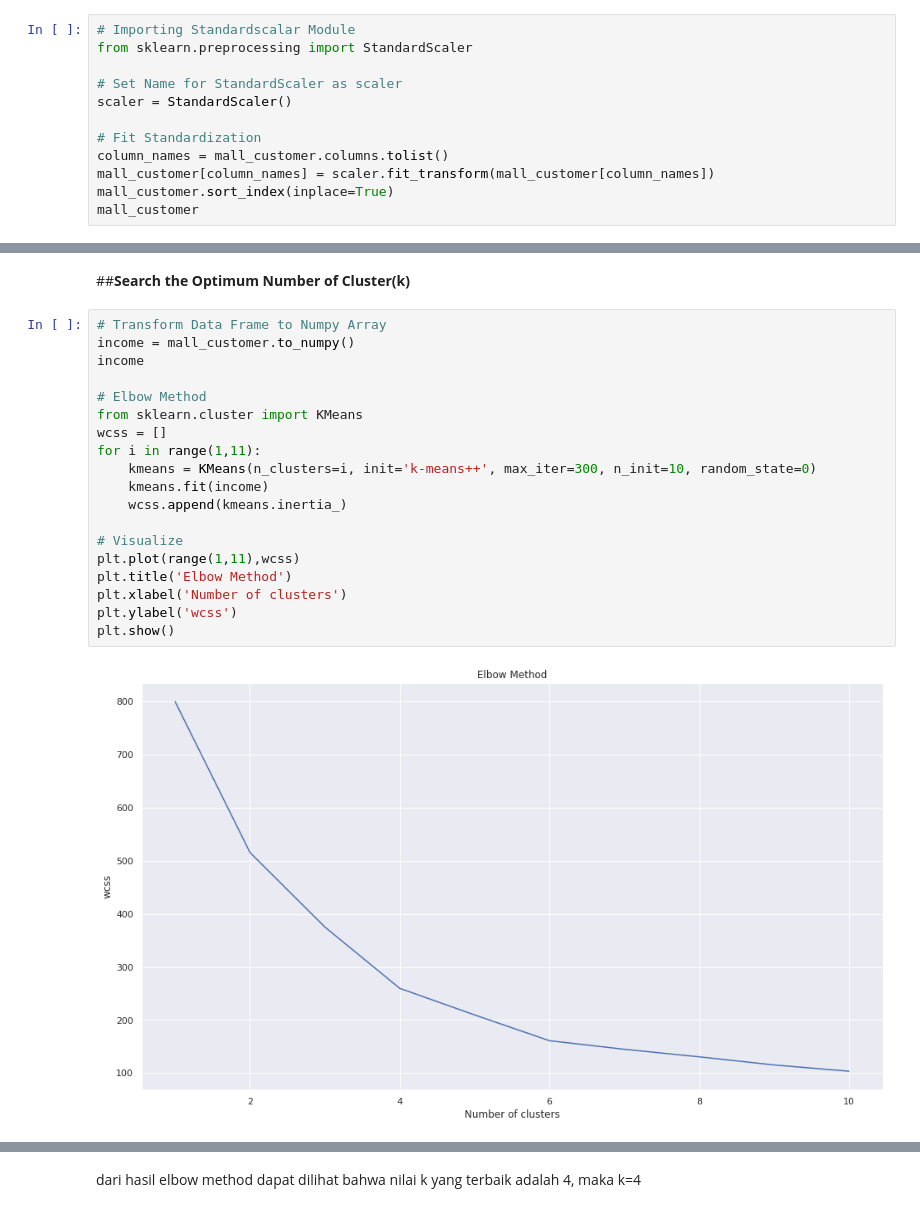
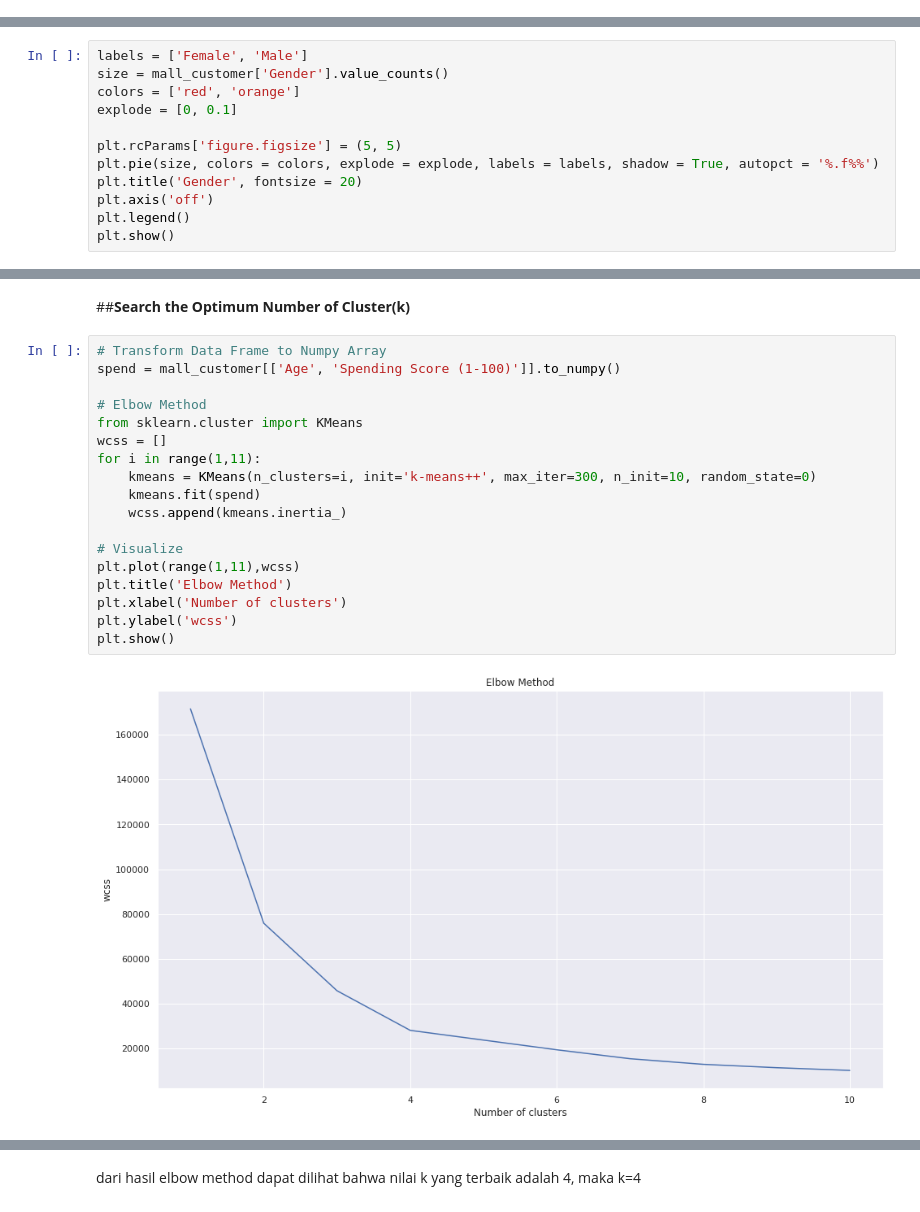
Before and after one commit to nadyasyahrita/Classification_Bank-Marketing, a Jupyter notebook: Clustering_Mall_Customer.ipynb, the cells around one changed output, grey strips where cells are left out. Cells and saved outputs as stored; diff of their text form.

```diff
--- a/Clustering_Mall_Customer.ipynb
+++ b/Clustering_Mall_Customer.ipynb
@@ -123,12 +69,0 @@ df_copy
-# %%
-# Importing Standardscalar Module
-from sklearn.preprocessing import StandardScaler
-
-# Set Name for StandardScaler as scaler
-scaler = StandardScaler()
-
-# Fit Standardization
-column_names = mall_customer.columns.tolist()
-mall_customer[column_names] = scaler.fit_transform(mall_customer[column_names])
-mall_customer.sort_index(inplace=True)
-mall_customer
@@ -148,0 +70,12 @@ mall_customer
+# %%
+labels = ['Female', 'Male']
+size = mall_customer['Gender'].value_counts()
+colors = ['red', 'orange']
+explode = [0, 0.1]
+
+plt.rcParams['figure.figsize'] = (5, 5)
+plt.pie(size, colors = colors, explode = explode, labels = labels, shadow = True, autopct = '%.f%%')
+plt.title('Gender', fontsize = 20)
+plt.axis('off')
+plt.legend()
+plt.show()
@@ -168,23 +103,22 @@ Kmeans algorithm is an iterative algorithm that tries to partition the dataset i
 ##**Search the Optimum Number of Cluster(k)**
 # %%
 # Transform Data Frame to Numpy Array
-income = mall_customer.to_numpy()
-income
+spend = mall_customer[['Age', 'Spending Score (1-100)']].to_numpy()
 
 # Elbow Method
 from sklearn.cluster import KMeans
 wcss = []
 for i in range(1,11):
     kmeans = KMeans(n_clusters=i, init='k-means++', max_iter=300, n_init=10, random_state=0)
-    kmeans.fit(income)
+    kmeans.fit(spend)
     wcss.append(kmeans.inertia_)
 
 # Visualize
 plt.plot(range(1,11),wcss)
 plt.title('Elbow Method')
 plt.xlabel('Number of clusters')
 plt.ylabel('wcss')
 plt.show()
 # %% [output]
-[figure, old version]
+[figure, new version]
 # %%
```
Also changed, not shown: parts of 13 cells of this notebook.
